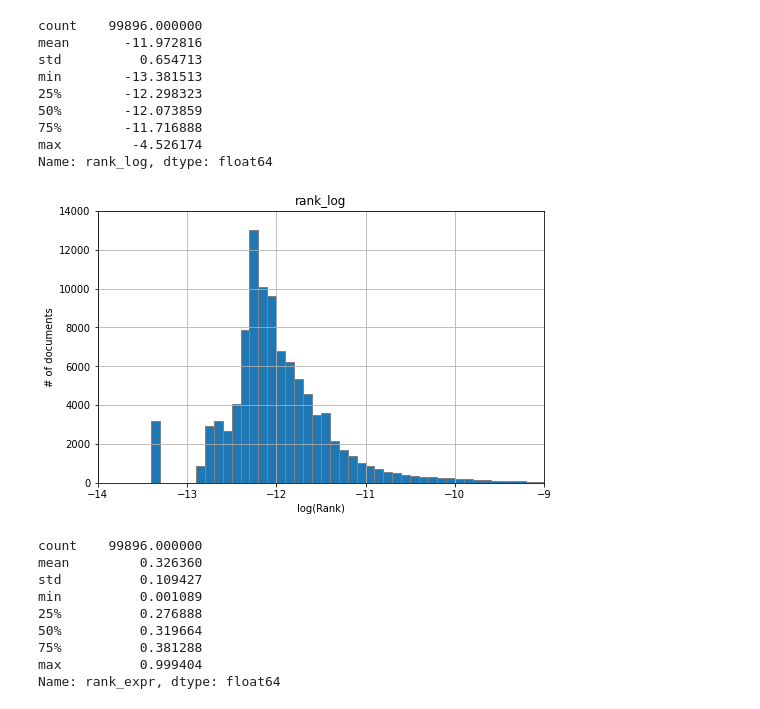
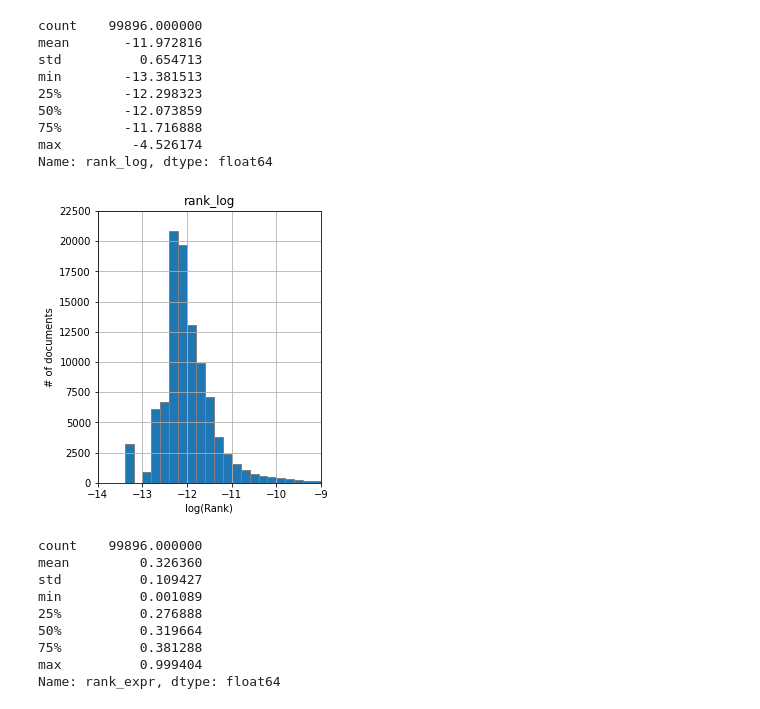
Before and after one commit to dmfrodrigues/feup-pri-proj, a Jupyter notebook: exploration/Data Exploration.ipynb, the cells around one changed output. Saved outputs shown, nothing was run; the diff lists cells and outputs as text; code cells hidden in the pictures.

```diff
--- a/exploration/Data Exploration.ipynb
+++ b/exploration/Data Exploration.ipynb
@@ -633,15 +623,15 @@ min        -13.381513
 max         -4.526174
 Name: rank_log, dtype: float64
 # %%
-ax = data['rank_log'].hist(bins=50, edgecolor='grey', range=(-14, -9), figsize=(8,5))
+ax = data['rank_log'].hist(bins=25, edgecolor='grey', range=(-14, -9), figsize=(4,5))
 ax.set_xlim([-14, -9])
-ax.set_ylim([0, 14000])
+ax.set_ylim([0, 22500])
 plt.title('rank_log')
 plt.xlabel('log(Rank)')
 plt.ylabel('# of documents')
 plt.savefig('rank-log-histogram.svg')
 # %% [output]
-[figure, old version]
+[figure, new version]
 # %%
 data['rank_expr'] = (
     np.log10(
```
Also changed, not shown: parts of 4 cells of this notebook.
